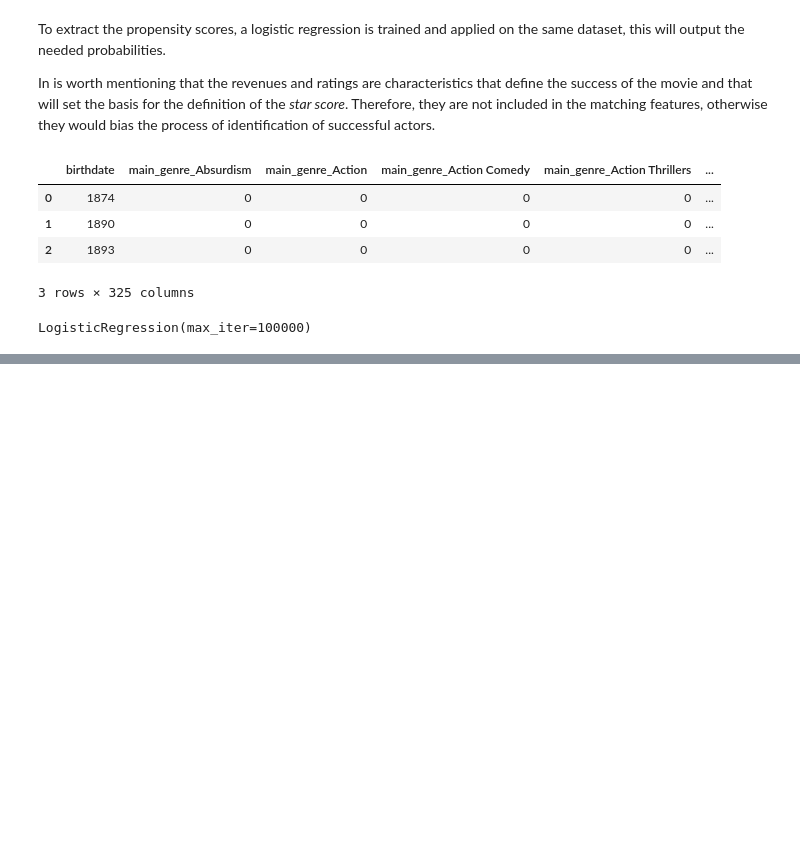
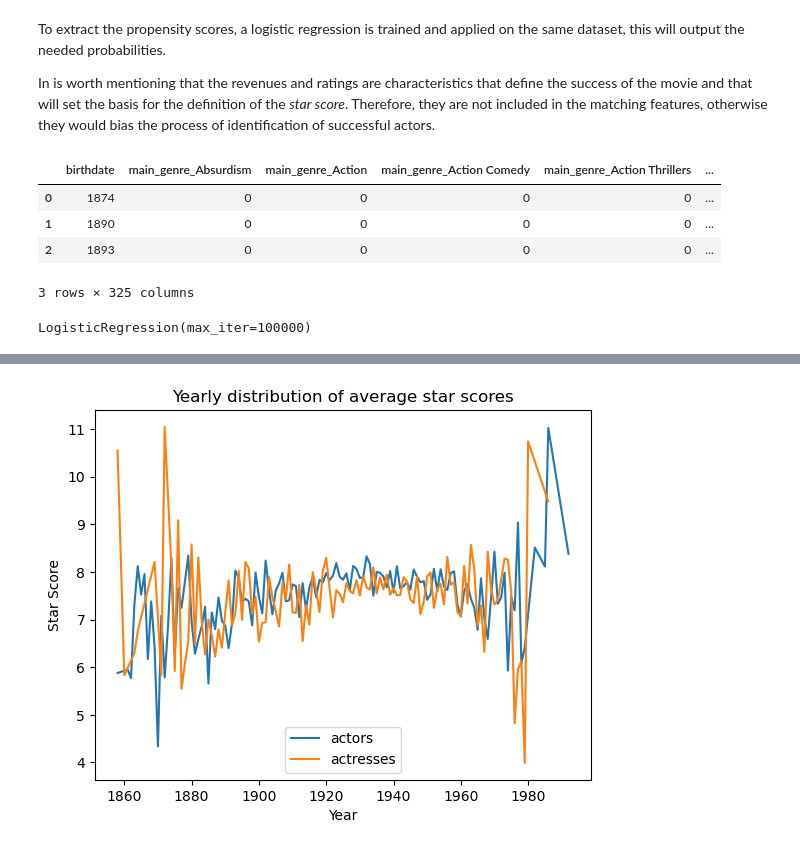
Before and after one commit to louisleger/ada-final-project, a Jupyter notebook: src/Observational_study.ipynb, the cells around one changed output, grey strips where cells are left out. Cells and saved outputs as stored; diff of their text form; code cells hidden in the pictures; blank space fills up the shorter version.

```diff
--- a/src/Observational_study.ipynb
+++ b/src/Observational_study.ipynb
@@ -514,0 +401,18 @@ plt.show()
+# %%
+#split into actors/actresses
+df_m = balanced_df[balanced_df['gender'] == 'M']
+df_f = balanced_df[balanced_df['gender'] == 'F']
+# %%
+dfm_birthdate = df_m.groupby('birthdate')['star_score'].mean()
+dff_birthdate = df_f.groupby('birthdate')['star_score'].mean()
+
+#plt.plot(df_birthdate.index,df_birthdate.values)
+plt.plot(dfm_birthdate.index,dfm_birthdate.values,label='actors')
+plt.plot(dff_birthdate.index,dff_birthdate.values,label='actresses')
+plt.legend()
+plt.title('Yearly distribution of average star scores')
+plt.ylabel('Star Score')
+plt.xlabel('Year')
+plt.show()
+# %% [output]
+[figure, added]
```
Also changed, not shown: parts of 29 cells of this notebook, 1 other file.
